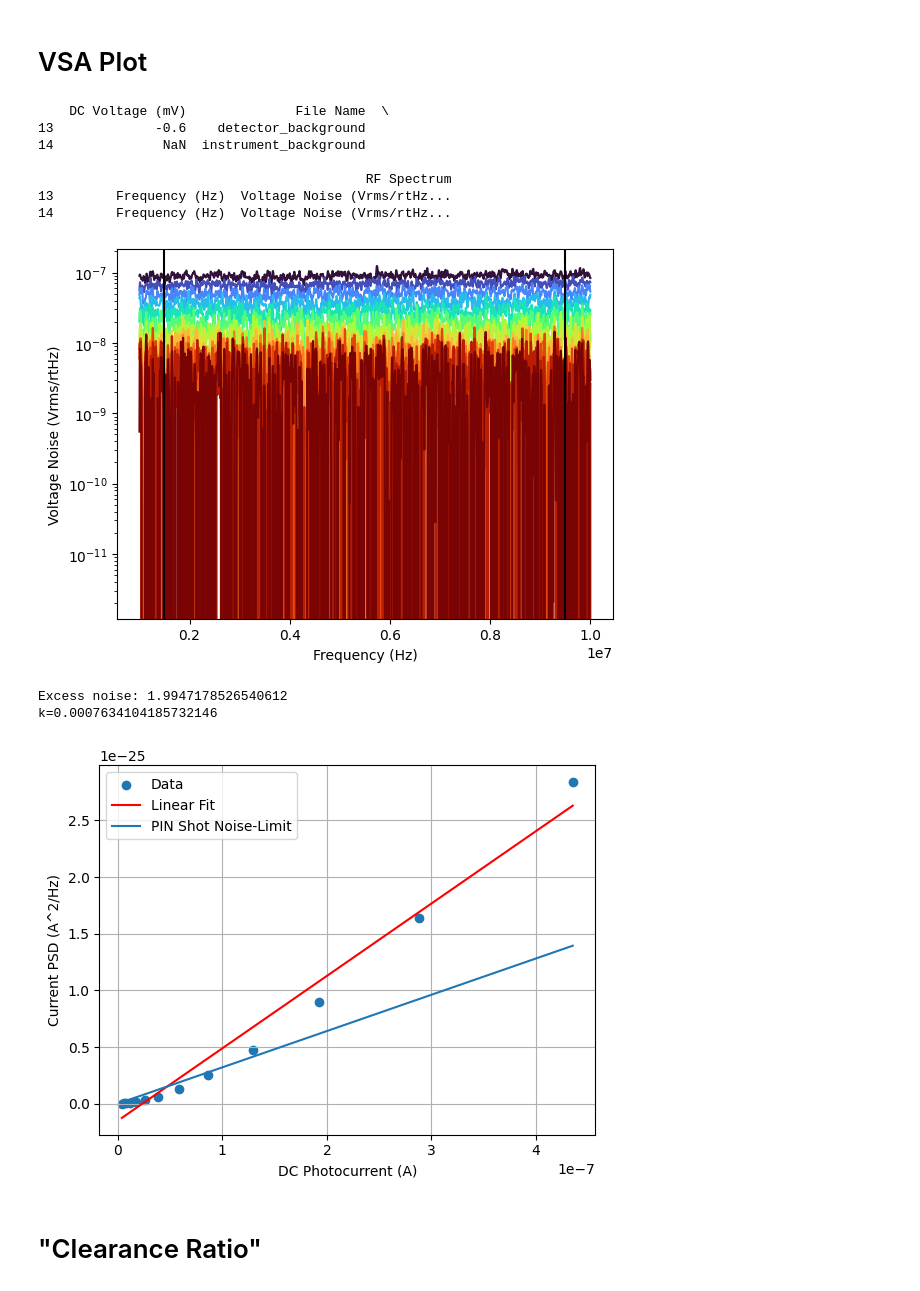
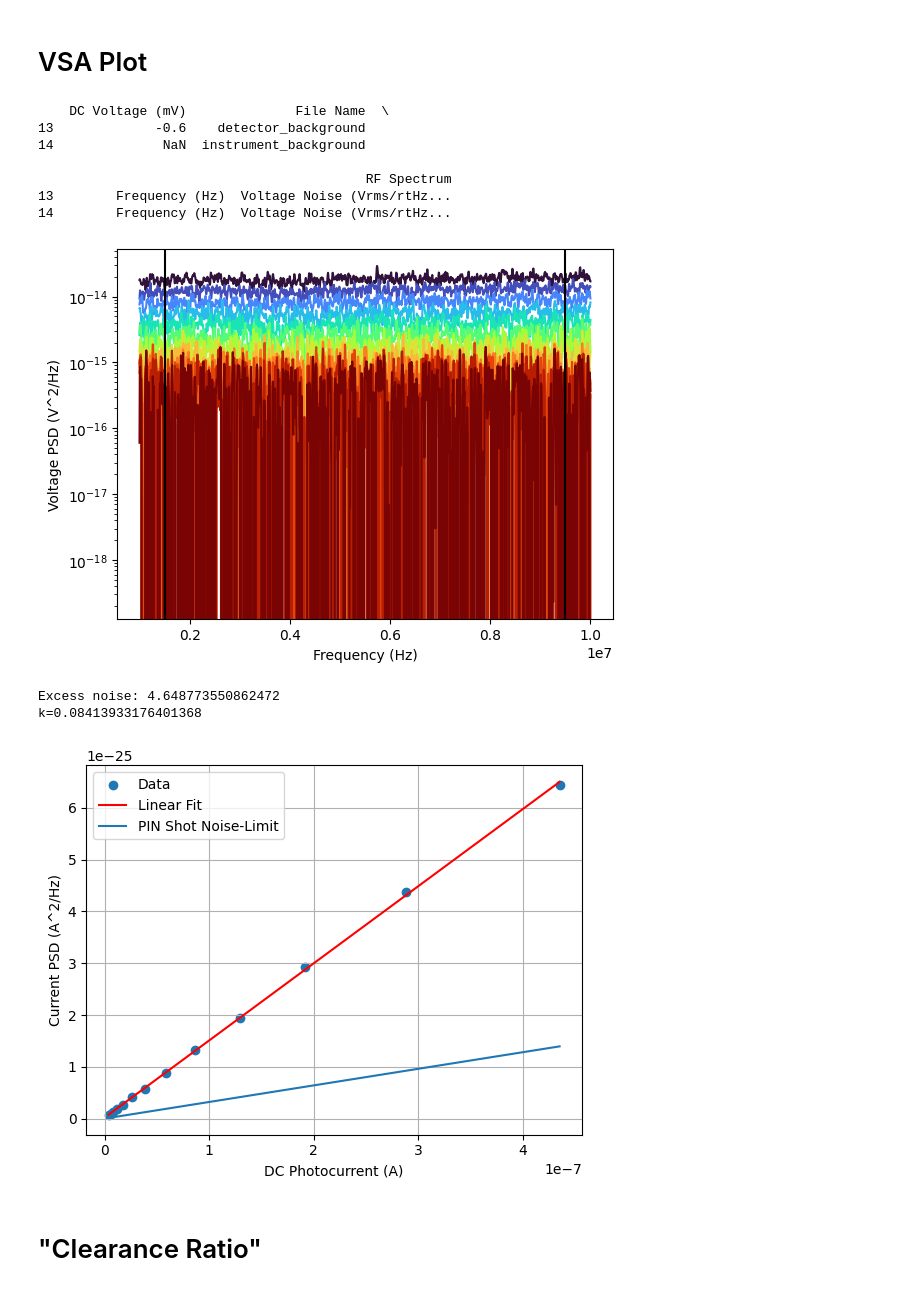
Before and after one commit to Seabear-attack/dev-table, a Jupyter notebook: Dual Comb/noise_scaling.ipynb, the cells around one changed output. Cells and saved outputs as stored; diff of their text form; code cells hidden in the pictures.

Commit message:
Fix background subtraction

```diff
--- a/Dual Comb/noise_scaling.ipynb
+++ b/Dual Comb/noise_scaling.ipynb
@@ -124,13 +124,15 @@ def load_file(head):
 def integrate_noise(df):
     rf_mask = (df['Frequency (Hz)'] < rf_center_freq + bandwidth /
                2) & (df['Frequency (Hz)'] > rf_center_freq - bandwidth / 2)
-    noise_band_lin = df['Voltage Noise (Vrms/rtHz)'][rf_mask]
+    # noise_band_lin = df['Voltage Noise (Vrms/rtHz)'][rf_mask]
+    noise_band_lin = df['Voltage PSD (V^2/Hz)'][rf_mask]
     noise_psd_mean = np.mean(noise_band_lin) # Vrms/rtHz
     return noise_psd_mean
 
 def subtract_background(df, background):
     df = df.copy()
-    df['Voltage Noise (Vrms/rtHz)'] -= background['Voltage Noise (Vrms/rtHz)']
+    df['Voltage PSD (V^2/Hz)'] = df['Voltage Noise (Vrms/rtHz)']**2 - background['Voltage Noise (Vrms/rtHz)']**2
+    # df['Voltage Noise (Vrms/rtHz)'] -= background['Voltage Noise (Vrms/rtHz)']
     return df
 
 def linear(x, m, b):
@@ -154,14 +156,15 @@ background_spectrum = background_data.loc[background_data['File Name']=='detecto
 data['RF Spectrum'] = data['RF Spectrum'].apply(
     lambda df: subtract_background(df, background_spectrum)
 )
-data['Current PSD (A^2/Hz)'] = (data['RF Spectrum'].apply(integrate_noise) ) ** 2 / trans_gain_50**2 / photon_mult**2
+# data['Current PSD (A^2/Hz)'] = (data['RF Spectrum'].apply(integrate_noise) ) ** 2 / trans_gain_50**2 / photon_mult**2
+data['Current PSD (A^2/Hz)'] = (data['RF Spectrum'].apply(integrate_noise) ) / trans_gain_50**2 / photon_mult**2
 
 data['DC Voltage (V)'] = data['DC Voltage (mV)'] * 1e-3 - background_data.loc[background_data['File Name']=='detector_background']['DC Voltage (mV)'].iloc[0] * 1e-3
 data['DC Photocurrent (A)'] = data['DC Voltage (V)'] / trans_gain_dc / photon_mult
 
 fig, ax = plt.subplots()
 xaxis='Frequency (Hz)'
-yaxis='Voltage Noise (Vrms/rtHz)'
+yaxis='Voltage PSD (V^2/Hz)'
 colors = plt.cm.turbo(np.linspace(0, 1, len(data)))
 ax.set_prop_cycle(color=colors)
 
@@ -190,37 +193,37 @@ x_fit = np.linspace(x.min(), x.max(), 1000)
 y_fit = linear(x_fit, *popt)
 
 excess_noise = popt[0]  / 2 / q
 def excess_noise_equation(k, F=2, M=1):
     return F - (k * M + (1-k) * (2-1/M))
 
 print(f'Excess noise: {excess_noise}')
 ionization_ratio = fsolve(excess_noise_equation, x0=.02, args=(excess_noise, photon_mult))
 print(f'k={ionization_ratio[0]}')
 # xerr = .1e-3/trans_gain_dc
 # xerr_array = len(x) * [xerr]
 # print(xerr)
 plt.scatter(x, y,label='Data')
 # plt.errorbar(x, y, xerr=xerr_array, fmt='none')
 plt.plot(x_fit, y_fit, 'r', label=f'Linear Fit')
 plt.plot(x_fit, 2*q*x_fit, label='PIN Shot Noise-Limit')
 plt.xlabel(xaxis)
 plt.ylabel(yaxis)
 plt.grid()
 plt.legend()
 plt.savefig('noise_scaling.png', bbox_inches='tight')
 plt.show()
 # %% [output]
     DC Voltage (mV)              File Name  \
 13             -0.6    detector_background
 14              NaN  instrument_background
 
                                           RF Spectrum
 13        Frequency (Hz)  Voltage Noise (Vrms/rtHz...
 14        Frequency (Hz)  Voltage Noise (Vrms/rtHz...
-[figure, old version]
+[figure, new version]
-Excess noise: 1.9947178526540612
-k=0.0007634104185732146
+Excess noise: 4.648773550862472
+k=0.08413933176401368
-[figure, old version]
+[figure, new version]
 # %% [markdown]
 # "Clearance Ratio"
 # %%
```
